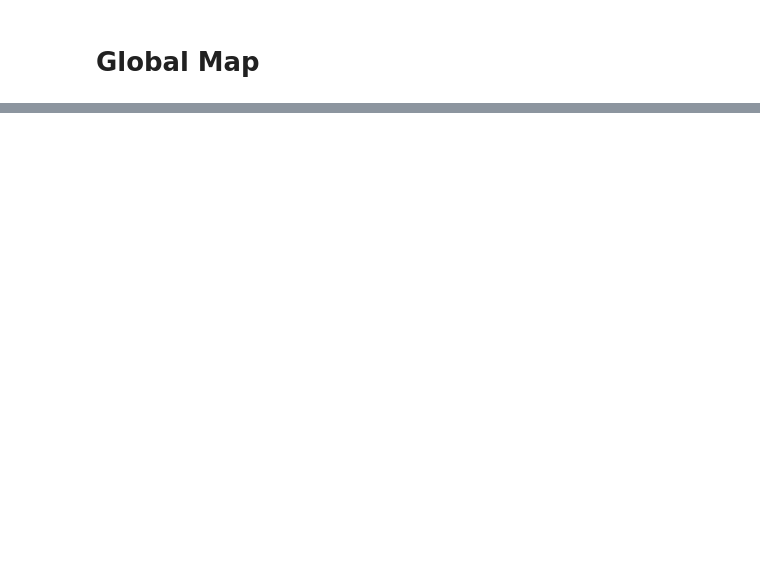
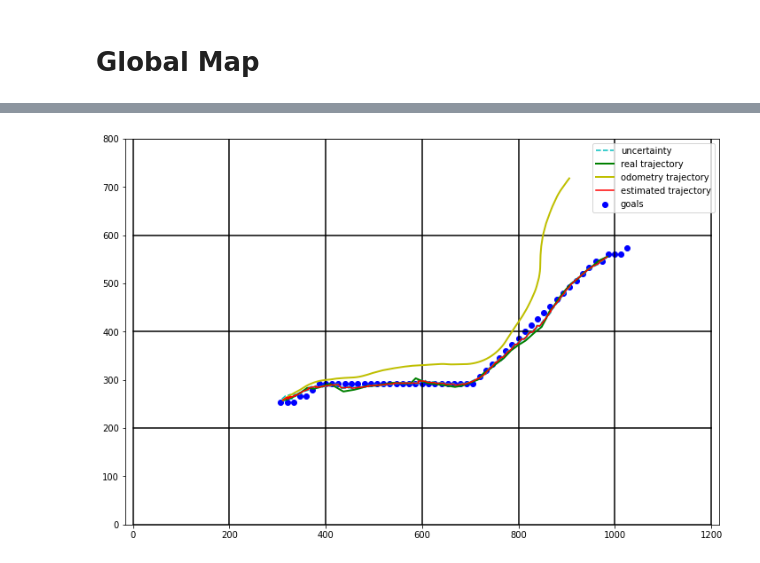
Before and after one commit to mbiselx/MobRob, a Jupyter notebook: projet.ipynb, the cells around one changed output, grey strips where cells are left out. Drawn from its saved outputs; the diff is of its cells as text; code cells hidden in the pictures; blank space fills up the shorter version.

```diff
--- a/projet.ipynb
+++ b/projet.ipynb
@@ -316,0 +48,13 @@ In the following code we use the HSV representation to find the four blue corner
+# %%
+def camera_thread(cap, camera_pos) :
+    """ do the camera position acquisition cycle """
+
+    x = np.array([])
+    while not x.size :
+        success, img = cap.read()                                  # read the image from the fixed camera
+        if success :
+            true_map     = vis.get_clean_map(img, [1200, 800])     # get the clean in good resolution
+            x            = vis.robot_detection(true_map)           # find the robot
+        time.sleep(.1)
+
+    camera_pos.x = x.copy()
@@ -509,45 +323,57 @@ field      = Field.NewField(1200, 800, 200, 4)
 
 robot.th   = Thymio.serial(port="COM15", refreshing_rate=0.1)                   # set up Thymio communication
 # %%
+#################################################################################
 # setup vision
+#################################################################################
 cap_size          = (1200, 1000)
 global_shape      = (90,  60)
 cap               = cv2.VideoCapture(1)                                         # put 1 if an external webcam is used
-cap.set(3,cap_size[0])                                                          # width
-cap.set(4,cap_size[1])                                                          # height
-success, img      = cap.read()
-plt.imshow(img)
-#display(img)
+cap.set(cv2.CAP_PROP_FRAME_WIDTH, cap_size[0])                                  # width
+cap.set(cv2.CAP_PROP_FRAME_HEIGHT,cap_size[1])                                  # height
+#cap.set(cv2.CAP_PROP_AUTO_EXPOSURE,1)                                           # set auto exposure
+#time.sleep(1)
 
-true_map          = get_clean_map(img)
+startpos = np.array([])
+end_pos  = np.array([])
+while not startpos.size or not end_pos.size:
+    success, img  = cap.read()
+    if success :
+        true_map  = vis.get_clean_map(img, [field.xmax, field.ymax])
+        startpos  = vis.robot_detection(true_map)                                # try until we get valid positions
+        end_pos   = vis.goal_detection(true_map)
+    else :
+        print("No image captured")
+    time.sleep(.1)
 
-start             = util.rescale_int_coords(robot_detection(true_map), (true_map.shape[1], true_map.shape[0]), global_shape)  # starting point for global search
-end               = util.rescale_int_coords(goal_detection(true_map),  (true_map.shape[1], true_map.shape[0]), global_shape)  # end point for global search
-map_global_search = get_global_search_map(cv2.resize(true_map, global_shape))# apply resizing to reduce computation cost of global search
+cv2.imshow("True Map", true_map)
+cv2.waitKey(0)
 
-# setup global path finding
+#################################################################################
+# global path finding
+#################################################################################
+map_global_search = vis.get_global_search_map(cv2.resize(true_map, global_shape))# apply resizing to reduce computation cost of global search
+map_start         = util.rescale_int_coords(startpos, (true_map.shape[1], true_map.shape[0]), global_shape)  # starting point for global search
+map_end           = util.rescale_int_coords(end_pos,  (true_map.shape[1], true_map.shape[0]), global_shape)  # end point for global search
+
 occupancy_grid    = np.flipud(np.asarray(map_global_search))                     # make occupancy grid and change coordinate system
-#occupancy_grid, _ = create_random_occupancy_grid(90,60)
-
-#path              = generate_global_path((occupancy_grid.shape[0]-start[1], start[0]), (occupancy_grid.shape[0]-end[1], end[0]), occupancy_grid)
-path              = generate_global_path((start[1], start[0]), (end[1], end[0]), occupancy_grid)
+path              = PathPlanning.generate_global_path((map_start[1], map_start[0]), (map_end[1], map_end[0]), occupancy_grid)
 path              = util.adapt_pathfinder_coords(path, field, occupancy_grid.shape)
 
+#################################################################################
+# setup robot
+#################################################################################
+Tr = .2                                                                          # robot update timestep
+Tc = 4                                                                           # camera update timestep
 
-
-# setup robot
-Tr = .2                                                                          # robot update timestep
-Tc =  1                                                                          # camera update timestep
-
-startpos    = util.adapt_vision_coords(robot_detection(true_map), field)         # starting point for pilot
 robot.xhat  = startpos.copy()                                                    # setup robot
 robot.xodo  = startpos.copy()
 robot.s     = np.diag([1, 1, .1, 20, 20])**2
 
-robot.d     = 90
+#robot.d     = 90
 robot.set_Ts(Tr)
 robot.maxv  = 10
-robot.maxw  = np.pi/32
+robot.maxw  = np.pi/16
 
 field.goals = path
 field.xreal = startpos.copy()                                                    # prepare record of (mis)deeds
@@ -560,15 +386,20 @@ goals       = np.ndarray.tolist(field.goals)
 class Camera_Pos :
     def __init__ (self):
         pass
-camera_pos = Camera_Pos()
+camera_pos   = Camera_Pos()
 camera_pos.x = np.array([])                                                      # communication variable
 
+
+#################################################################################
+# run
+#################################################################################
+T = 60                                                                           # maximum run time allowed
+
 rt = RepeatedTimer.Thread(Tr, robot_thread,  field, robot, goals, camera_pos);   # start threads
-ct = RepeatedTimer.Thread(Tc, camera_thread, field, cap, camera_pos);
+ct = RepeatedTimer.Thread(Tc, camera_thread, cap, camera_pos);
 
 try:
-    #print("Starting Run")
-    for i in range(20):
+    for i in range(T):
         time.sleep(1)
         plt.clf();
         plt.gcf().set_size_inches(12,8)
@@ -586,4 +417,4 @@ finally:
     ct.stop()
     robot.th.set_var("event.args", 2)
     robot.do_motion(np.zeros((2,1)))
-    print("Done");
+# %% [output]
@@ -589,0 +422 @@ finally:
+[figure, added]
```
Also changed, not shown: parts of 37 cells of this notebook, 6 other files.
